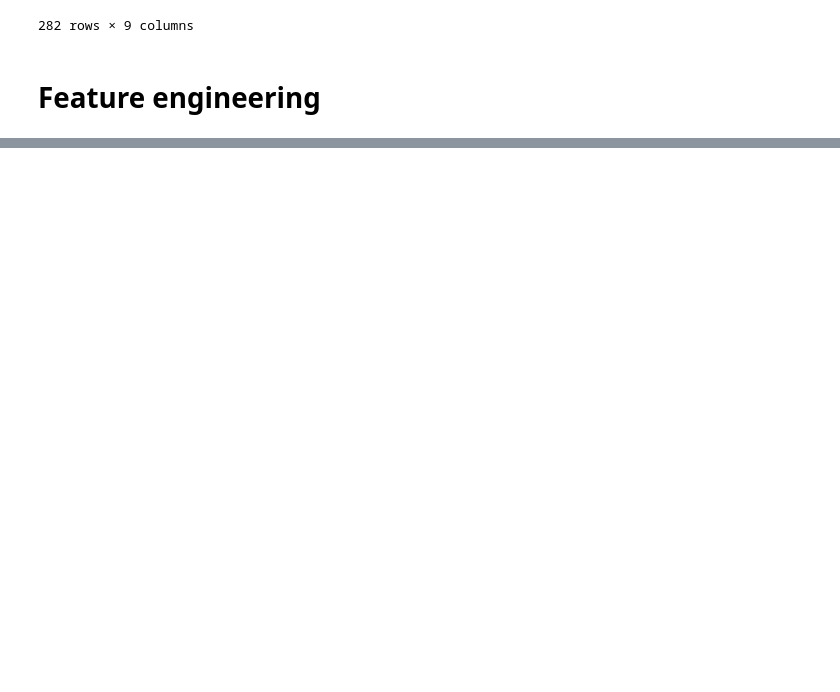
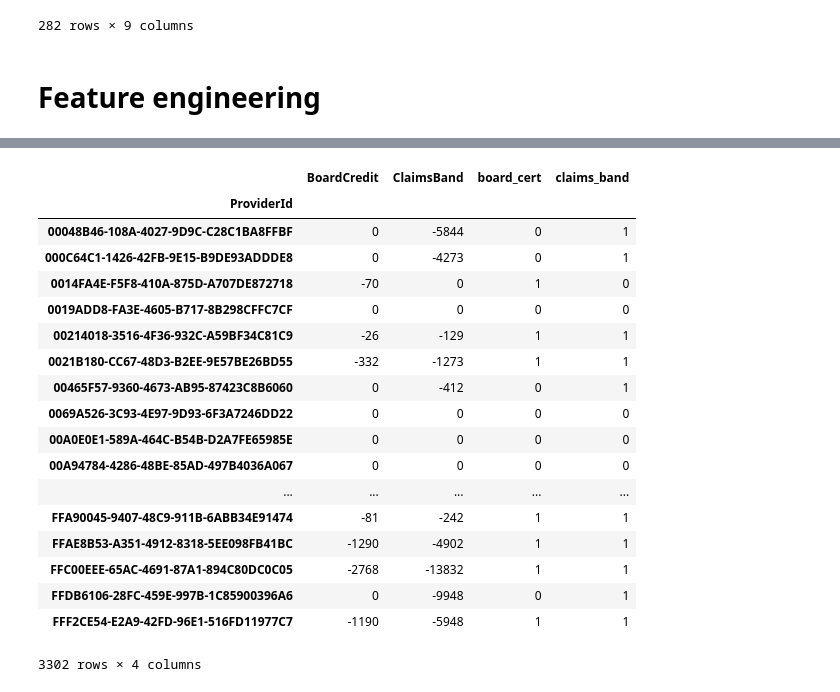
Before and after one commit to Sandy4321/Optimizing-Malpractice-Insurance, a Jupyter notebook: EDA.ipynb, the cells around one changed output, grey strips where cells are left out. Cells and saved outputs as stored; diff of their text form; code cells hidden in the pictures; blank space fills up the shorter version.

Commit message:
updated EDA, age and board_certified features

```diff
--- a/EDA.ipynb
+++ b/EDA.ipynb
@@ -123,0 +128,37 @@ AttributeError: 'Timedelta' object has no attribute 'datetime'
+# %%
+# resave debs_and_creds with just the desired columns
+debs_and_creds = debs_and_creds[['ProviderId','BoardCredit','ClaimsBand']]
+# %%
+# group by Provider ID, resave debs_and_creds
+debs_and_creds = debs_and_creds.groupby(debs_and_creds['ProviderId']).sum()
+# %%
+def build_classifier(item):
+    if item == 0:
+        return 0
+    if item != 0:
+        return 1
+# %%
+debs_and_creds['board_cert'] = debs_and_creds['BoardCredit'].apply(lambda item: build_classifier(item))
+debs_and_creds['claims_band'] = debs_and_creds['ClaimsBand'].apply(lambda item: build_classifier(item))
+# %%
+debs_and_creds
+# %% [output]
+|  | BoardCredit | ClaimsBand | board_cert | claims_band |
+| ProviderId |  |  |  |  |
+| 00048B46-108A-4027-9D9C-C28C1BA8FFBF | 0 | -5844 | 0 | 1 |
+| 000C64C1-1426-42FB-9E15-B9DE93ADDDE8 | 0 | -4273 | 0 | 1 |
+| 0014FA4E-F5F8-410A-875D-A707DE872718 | -70 | 0 | 1 | 0 |
+| 0019ADD8-FA3E-4605-B717-8B298CFFC7CF | 0 | 0 | 0 | 0 |
+| 00214018-3516-4F36-932C-A59BF34C81C9 | -26 | -129 | 1 | 1 |
+| 0021B180-CC67-48D3-B2EE-9E57BE26BD55 | -332 | -1273 | 1 | 1 |
+| 00465F57-9360-4673-AB95-87423C8B6060 | 0 | -412 | 0 | 1 |
+| 0069A526-3C93-4E97-9D93-6F3A7246DD22 | 0 | 0 | 0 | 0 |
+| 00A0E0E1-589A-464C-B54B-D2A7FE65985E | 0 | 0 | 0 | 0 |
+| 00A94784-4286-48BE-85AD-497B4036A067 | 0 | 0 | 0 | 0 |
+| ... | ... | ... | ... | ... |
+| FFA90045-9407-48C9-911B-6ABB34E91474 | -81 | -242 | 1 | 1 |
+| FFAE8B53-A351-4912-8318-5EE098FB41BC | -1290 | -4902 | 1 | 1 |
+| FFC00EEE-65AC-4691-87A1-894C80DC0C05 | -2768 | -13832 | 1 | 1 |
+| FFDB6106-28FC-459E-997B-1C85900396A6 | 0 | -9948 | 0 | 1 |
+| FFF2CE54-E2A9-42FD-96E1-516FD11977C7 | -1190 | -5948 | 1 | 1 |
+3302 rows × 4 columns
```
Also changed, not shown: parts of 6 cells of this notebook.
